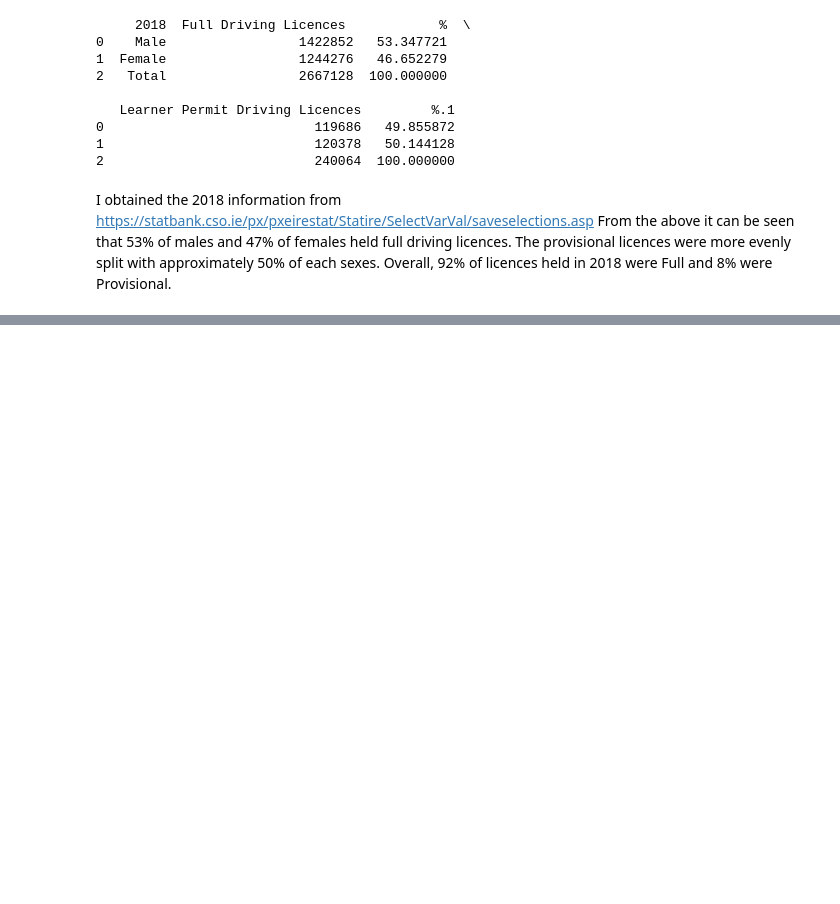
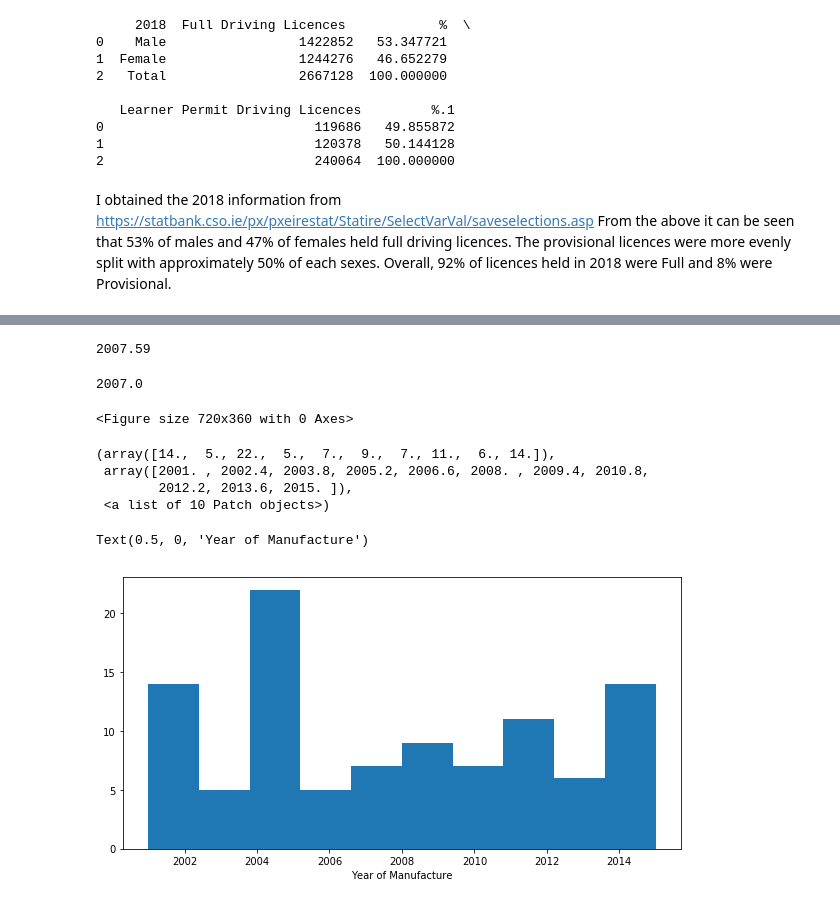
Before and after one commit to bexiturley/Programming-for-Data-Analysis-Project-2019, a Jupyter notebook: nct.ipynb, the cells around one changed output, grey strips where cells are left out. Saved outputs shown, nothing was run; the diff lists cells and outputs as text; code cells hidden in the pictures; blank space fills up the shorter version.

```diff
--- a/nct.ipynb
+++ b/nct.ipynb
@@ -479,0 +475,6 @@ print (df5)
+# %%
+# Generate year of vehicle between 2001 and 2015
+
+year = np.random.randint(2001, 2016, 100)
+
+year
@@ -479,0 +492,24 @@ print (df5)
+# %%
+# Average year of the sample
+np.mean (year)
+# %% [output]
+2007.59
+# %%
+np.median (year)
+# %% [output]
+2007.0
+# %%
+# Histogram showing the years of manufacture
+
+plt.figure(figsize=(10,5))
+plt.hist(year, bins=10)
+plt.xlabel('Year of Manufacture')
+plt.show()
+# %% [output]
+<Figure size 720x360 with 0 Axes>
+(array([14.,  5., 22.,  5.,  7.,  9.,  7., 11.,  6., 14.]),
+ array([2001. , 2002.4, 2003.8, 2005.2, 2006.6, 2008. , 2009.4, 2010.8,
+        2012.2, 2013.6, 2015. ]),
+ <a list of 10 Patch objects>)
+Text(0.5, 0, 'Year of Manufacture')
+[figure, added]
```
Also changed, not shown: parts of 6 cells of this notebook, 1 other file.
